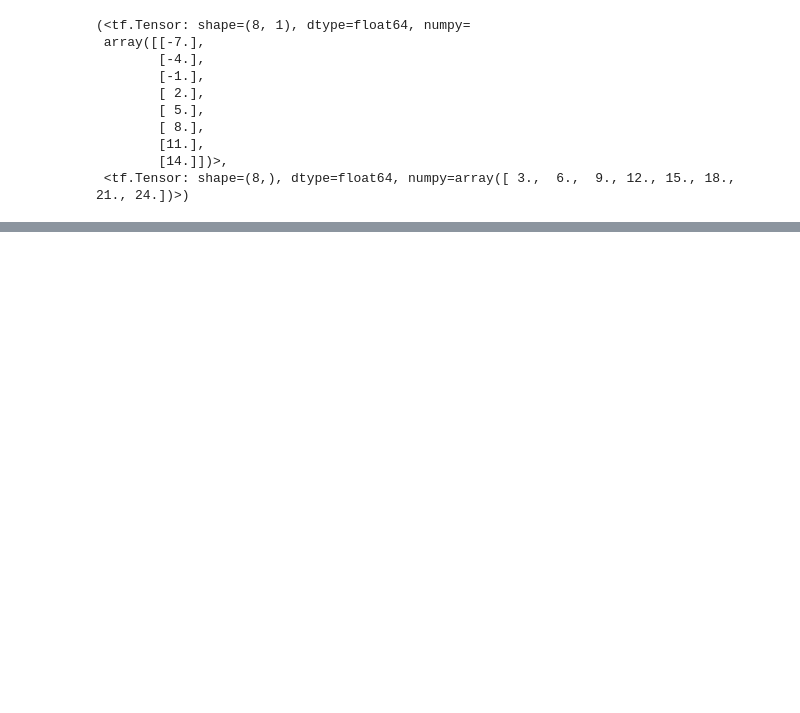
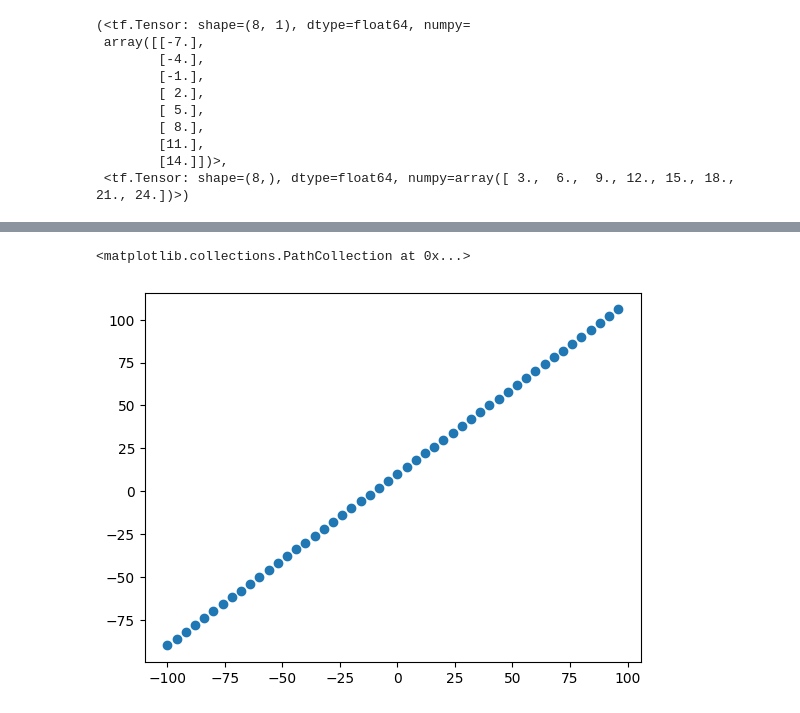
Before and after one commit to Glockrover/LearnTensorFlow, a Jupyter notebook: Neural_Network_Regression.ipynb, the cells around one changed output, grey strips where cells are left out. Cells and saved outputs as stored; diff of their text form; code cells hidden in the pictures; blank space fills up the shorter version.

```diff
--- a/Neural_Network_Regression.ipynb
+++ b/Neural_Network_Regression.ipynb
@@ -207,0 +292,5 @@ array([[30.18234]], dtype=float32)
+# %%
+plt.scatter(X, y)
+# %% [output]
+<matplotlib.collections.PathCollection at 0x...>
+[figure, added]
```
Also changed, not shown: parts of 30 cells of this notebook.
